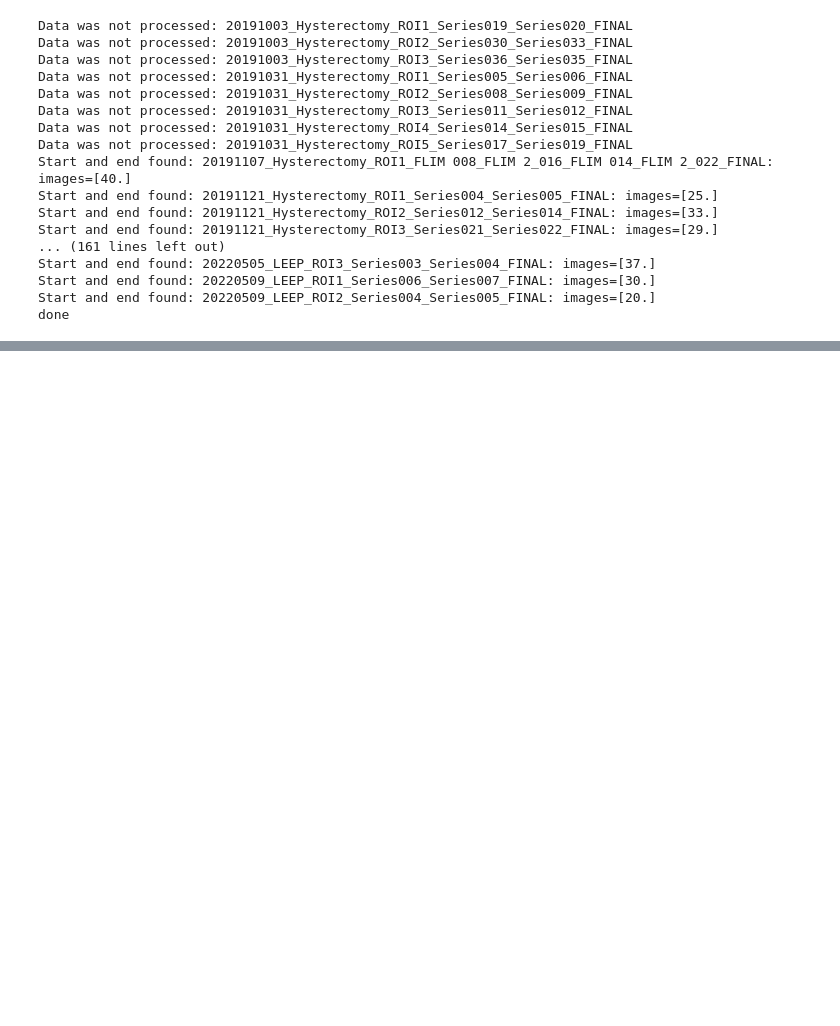
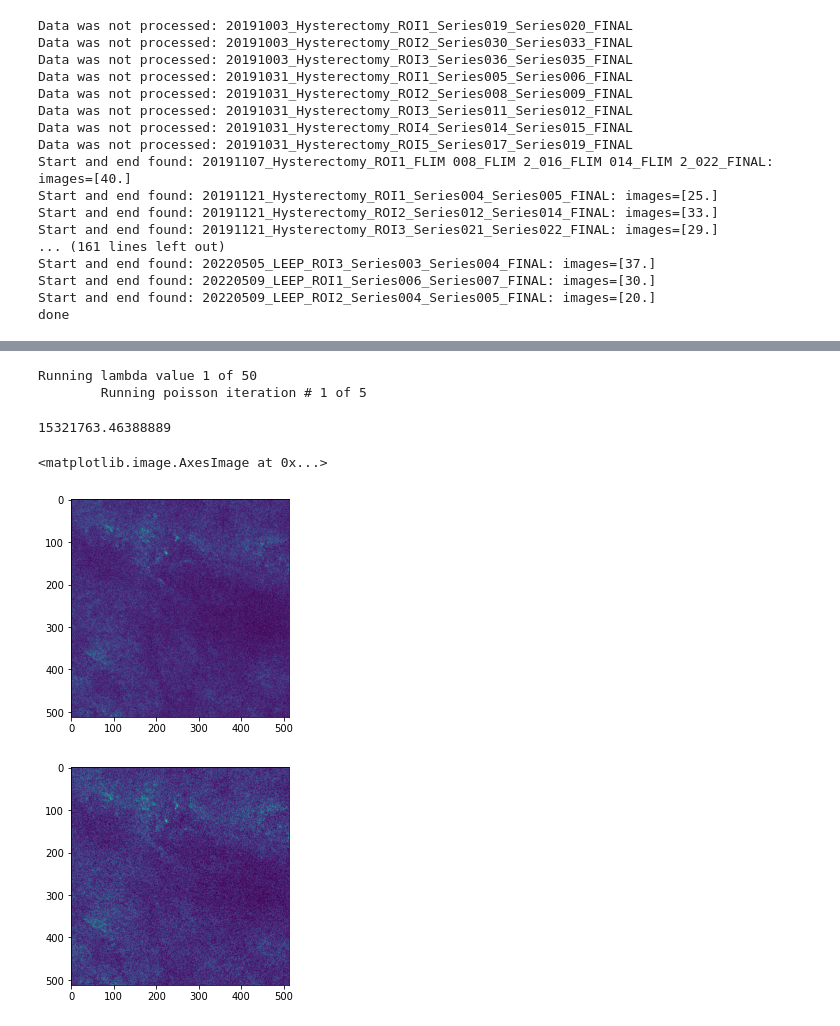
Before and after one commit to Tufts-University/Denoising2PImages, a Jupyter notebook: patch_script.ipynb, the cells around one changed output, grey strips where cells are left out. Cells and saved outputs as stored; diff of their text form; code cells hidden in the pictures; blank space fills up the shorter version.

```diff
--- a/patch_script.ipynb
+++ b/patch_script.ipynb
@@ -249,0 +321,48 @@ else:
+# %%
+scale = 0.05
+start = int(start_stack)
+end = int(end_stack)
+indices = list(range(start,end+1))
+total_patches = []
+
+n_scales = 1
+min_MSE = np.inf
+store = np.zeros([n_scales,2])
+for j in range(n_scales):
+    print('Running lambda value ' + str(j+1) + ' of 50')
+    mse_store = np.zeros([5,1])
+    for k in range(1):
+        print('\tRunning poisson iteration # ' + str(k+1) + ' of 5')
+        temp_MSE_slice = np.zeros([len(indices),1])
+        for idx,i in enumerate(indices):
+            image = GT_NADH[i]
+            image = np.transpose(image)
+            image = image/np.max(image)
+            image = np.random.poisson(image / scale , size=np.shape(image))
+            histogram, bin_edges = np.histogram(image/np.max(image), bins=256, range=(0, 1))
+            histogram2, bin_edges2 = np.histogram(np.transpose(NADH[3][i])/np.max(np.transpose(NADH[3][i])), bins=256, range=(0, 1))
+            temp_MSE_slice[idx] = np.square(np.subtract(histogram2,histogram)).mean()
+        temp_MSE = np.mean(temp_MSE_slice)
+        mse_store[k] = temp_MSE
+    temp_MSE = np.mean(mse_store)
+    store[j,:] = [scale,temp_MSE]
+    if temp_MSE <= min_MSE:
+        scale = scale * 2
+    elif temp_MSE > min_MSE:
+        rescaled = scale/2 + scale/4
+        scale = rescaled/2
+    min_MSE = min(min_MSE,temp_MSE)
+# %% [output]
+Running lambda value 1 of 50
+        Running poisson iteration # 1 of 5
+# %%
+print(min_MSE)
+plt.figure()
+plt.imshow(image/np.max(image))
+plt.figure()
+plt.imshow(np.transpose(NADH[3][i])/np.max(np.transpose(NADH[3][i])))
+# %% [output]
+15321763.46388889
+<matplotlib.image.AxesImage at 0x...>
+[figure, added]
+[figure, added]
```
Also changed, not shown: parts of 4 cells of this notebook, 1 other file.
